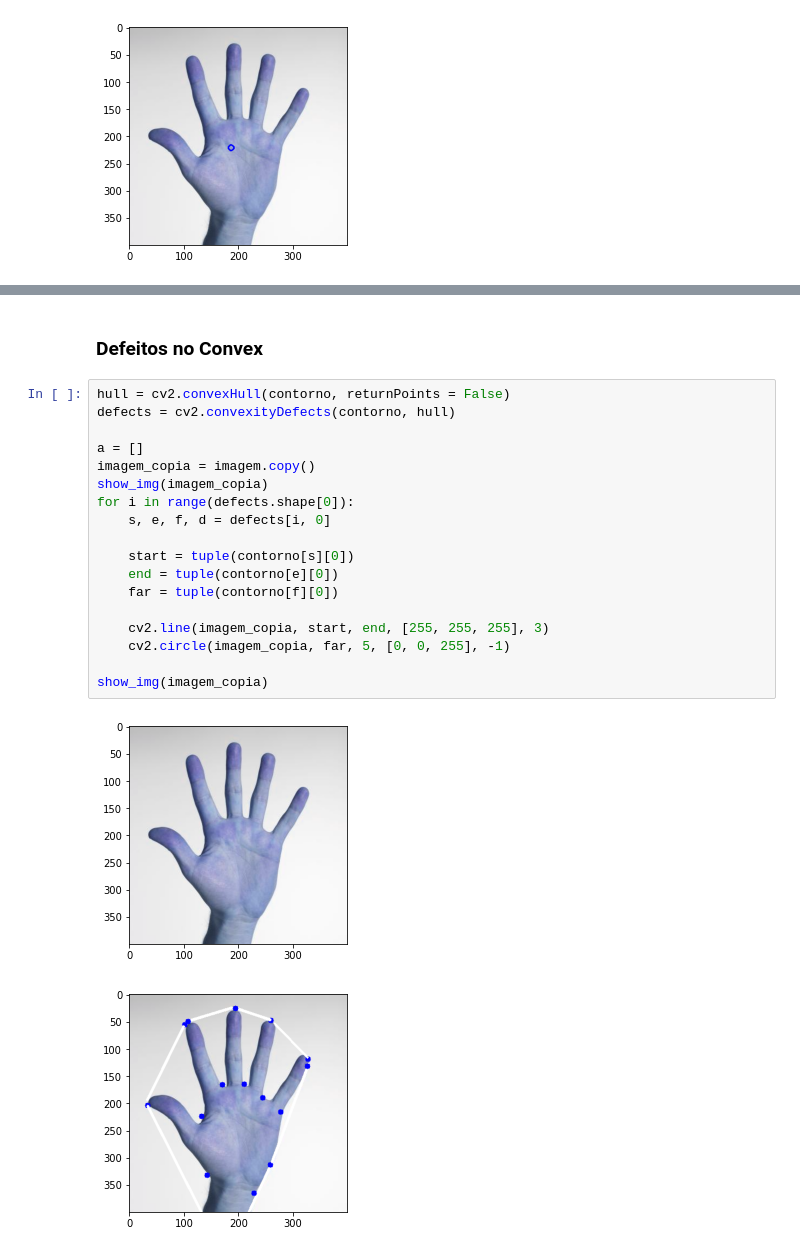
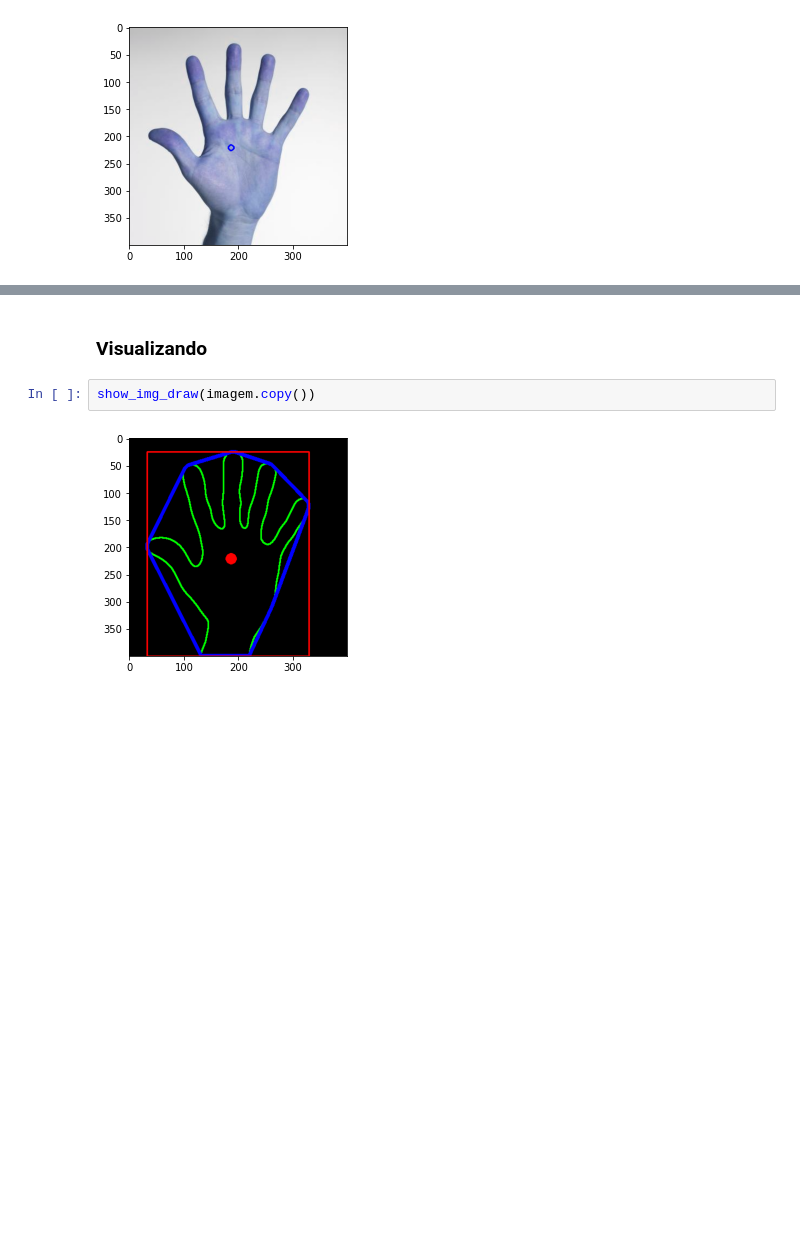
Before and after one commit to GodKelvin/PDI_Contagem_Dedos, a Jupyter notebook: Kelvin_Lehrback_Contagem_Dedos.ipynb, the cells around one changed output, grey strips where cells are left out. Saved outputs shown, nothing was run; the diff lists cells and outputs as text; blank space fills up the shorter version.

```diff
--- a/Kelvin_Lehrback_Contagem_Dedos.ipynb
+++ b/Kelvin_Lehrback_Contagem_Dedos.ipynb
@@ -127,23 +165,6 @@ show_img(img_draw)
-# %% [markdown]
-### Defeitos no Convex
-# %%
-hull = cv2.convexHull(contorno, returnPoints = False)
-defects = cv2.convexityDefects(contorno, hull)
-
-a = []
-imagem_copia = imagem.copy()
-show_img(imagem_copia)
-for i in range(defects.shape[0]):
-    s, e, f, d = defects[i, 0]
-
-    start = tuple(contorno[s][0])
-    end = tuple(contorno[e][0])
-    far = tuple(contorno[f][0])
-
-    cv2.line(imagem_copia, start, end, [255, 255, 255], 3)
-    cv2.circle(imagem_copia, far, 5, [0, 0, 255], -1)
-
-show_img(imagem_copia)
-# %% [output]
-[figure, removed]
-[figure, removed]
+# %% [markdown]
+### Visualizando
+# %%
+show_img_draw(imagem.copy())
+# %% [output]
+[figure, added]
```
Also changed, not shown: parts of 6 cells of this notebook.
